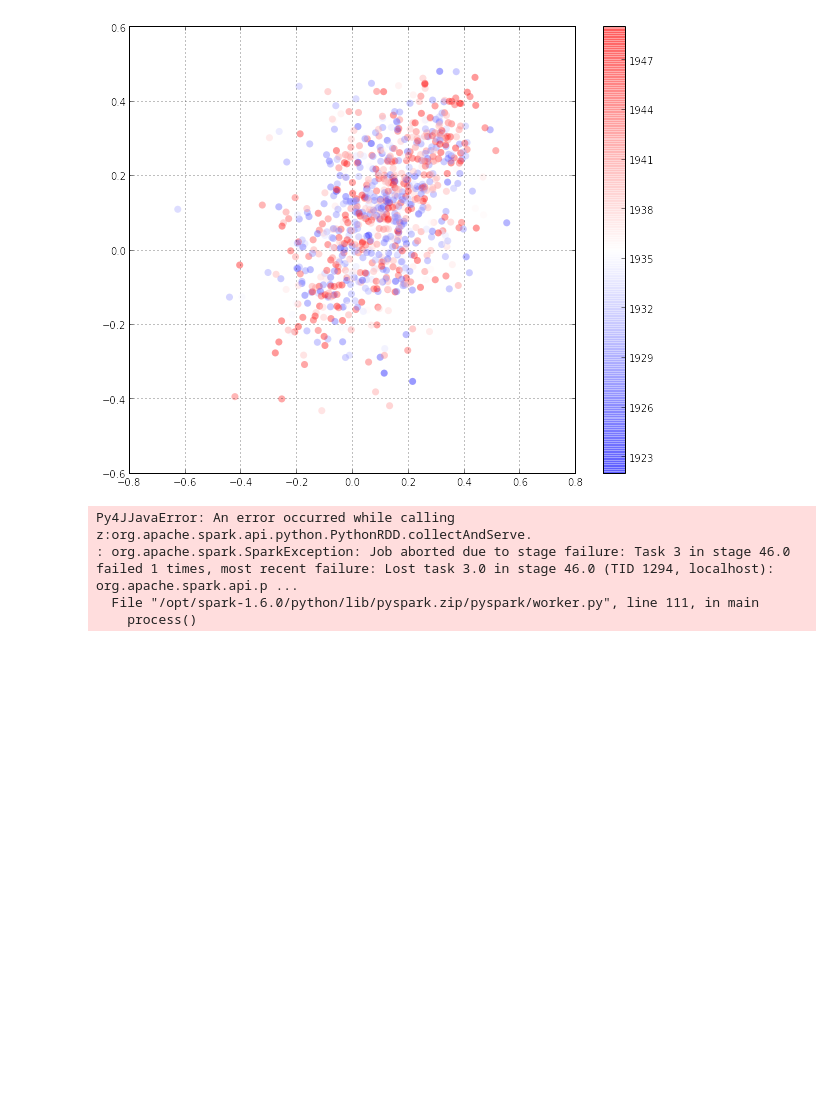
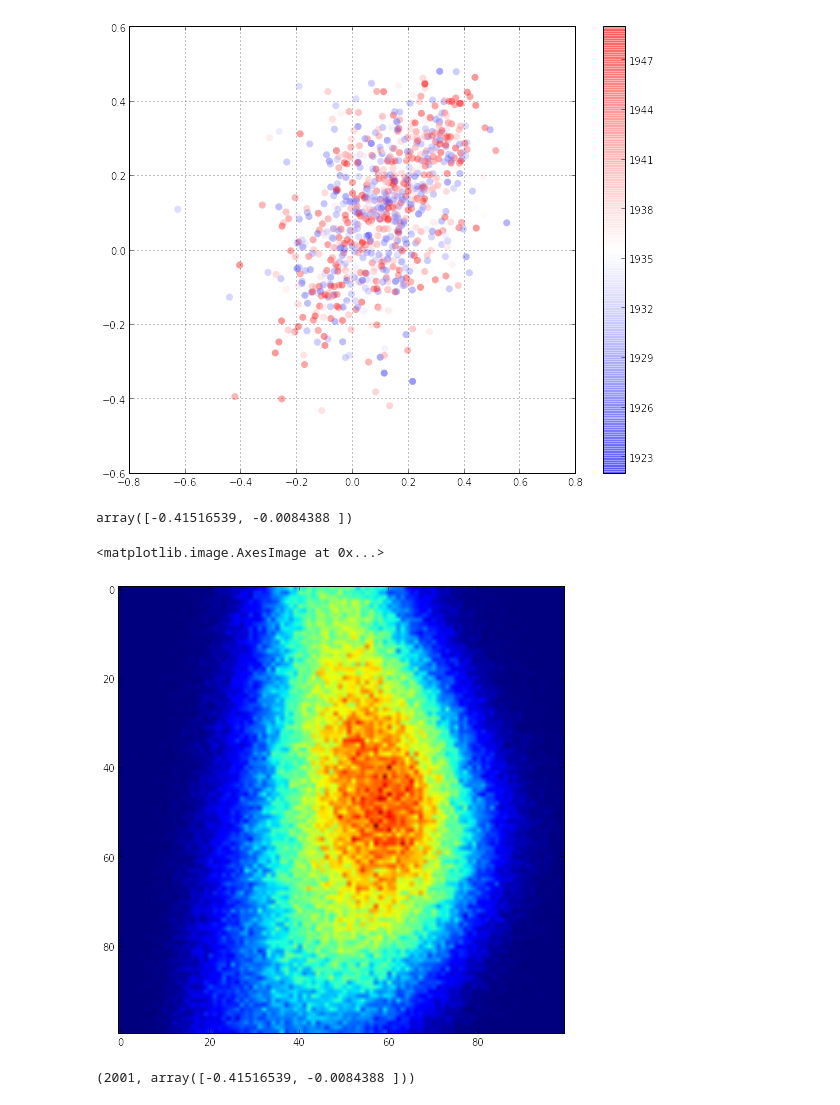
Before and after one commit to piotrszul/spark-intro, a Jupyter notebook: ml/Records.ipynb, the cells around one changed output. Saved outputs shown, nothing was run; the diff lists cells and outputs as text; code cells hidden in the pictures; blank space fills up the shorter version.

```diff
--- a/ml/Records.ipynb
+++ b/ml/Records.ipynb
@@ -3,7 +3,7 @@ from pyspark.sql import SQLContext
 sqlContext = SQLContext(sc)
 
 data = sqlContext.read.format('com.databricks.spark.csv').options(header='false', inferschema='true', delimiter=',')\
-    .load('../big-data/YearPredictionMSD.txt')
+    .load('big-data/YearPredictionMSD.txt')
 # %%
 data.printSchema
 # %% [output]
@@ -88,12 +88,46 @@ plt.colorbar()
 plt.show()
 # %% [output]
 [figure]
-# %%
-import numpy
-pf = pca_data.select('pca_features')
-pf.rdd.count()
-# %% [output]
-Py4JJavaError: An error occurred while calling z:org.apache.spark.api.python.PythonRDD.collectAndServe.
-: org.apache.spark.SparkException: Job aborted due to stage failure: Task 3 in stage 46.0 failed 1 times, most recent failure: Lost task 3.0 in stage 46.0 (TID 1294, localhost): org.apache.spark.api.p ...
-  File "/opt/spark-1.6.0/python/lib/pyspark.zip/pyspark/worker.py", line 111, in main
-    process()
+# %%
+import numpy
+
+pca_data = pca_model.transform(data)
+points = pca_data.select('pca_features').map(lambda r:r[0].array)
+points.first()
+# %% [output]
+array([-0.41516539, -0.0084388 ])
+# %%
+import numpy as np
+zeros = np.zeros(10000).reshape(100,100)
+
+xrange=(-0.3,0.3)
+yrange=(-0.6,0.6)
+
+def in_range(r, v):
+    return r[0] <= v and v < r[1]
+
+def to_range(r, v):
+    return (v-r[0])/(r[1]-r[0])
+
+def combine(a,v):
+    a[v[0],v[1]]+=1
+    return a
+
+def agg(a1,a2):
+    return np.add(a1,a2,a1)
+
+counts = points \
+    .filter(lambda v: in_range(xrange, v[0]) and in_range(yrange,v[1])) \
+    .map(lambda v: (int(to_range(xrange,v[0])*100),int(to_range(yrange,v[1])*100))) \
+    .aggregate(zeros, combine, agg)
+# %%
+plt.imshow(counts)
+# %% [output]
+<matplotlib.image.AxesImage at 0x...>
+[figure, added]
+# %%
+pca_data = pca_model.transform(data)
+points = pca_data.select('C0','pca_features').map(lambda r:(r[0], r[1].array))
+points.first()
+# %% [output]
+(2001, array([-0.41516539, -0.0084388 ]))
```
Also changed, not shown: parts of 2 cells of this notebook, 1 other file.
